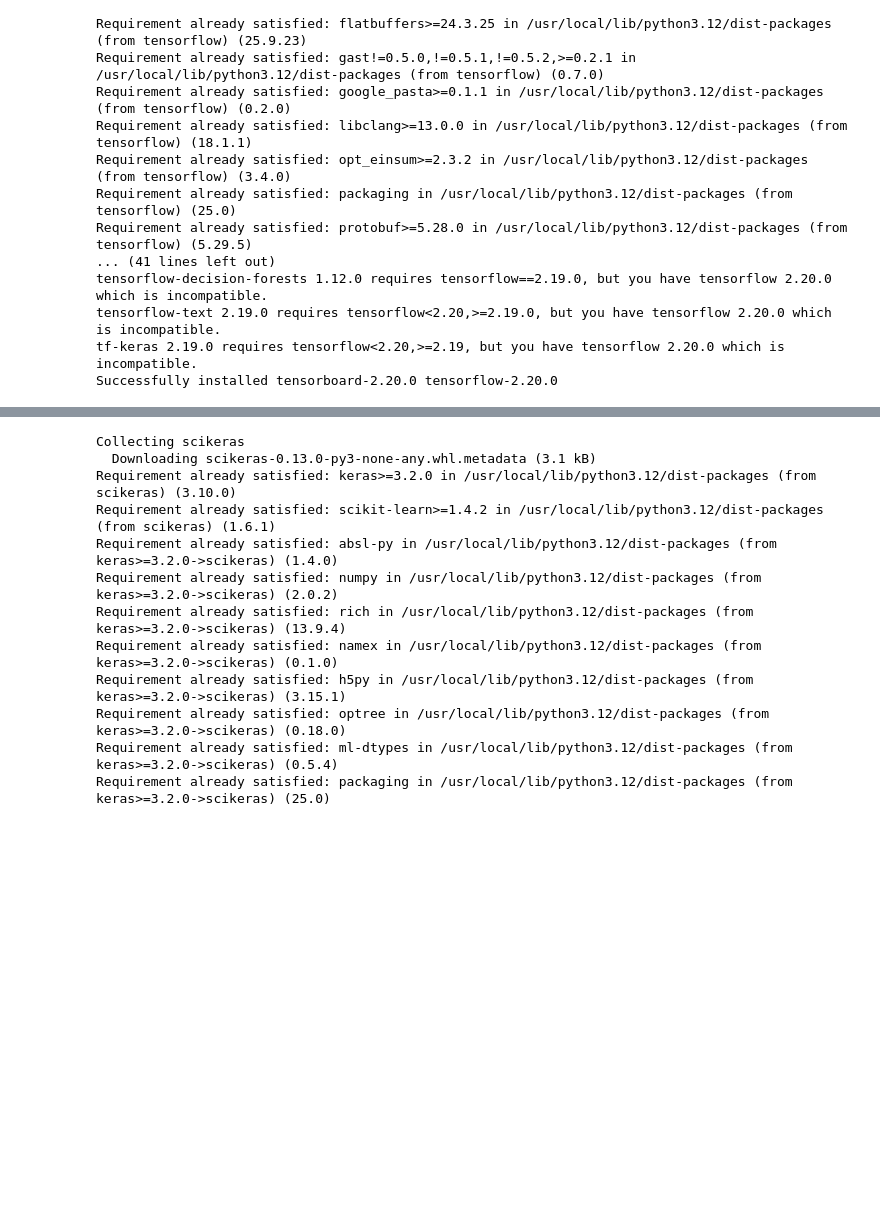
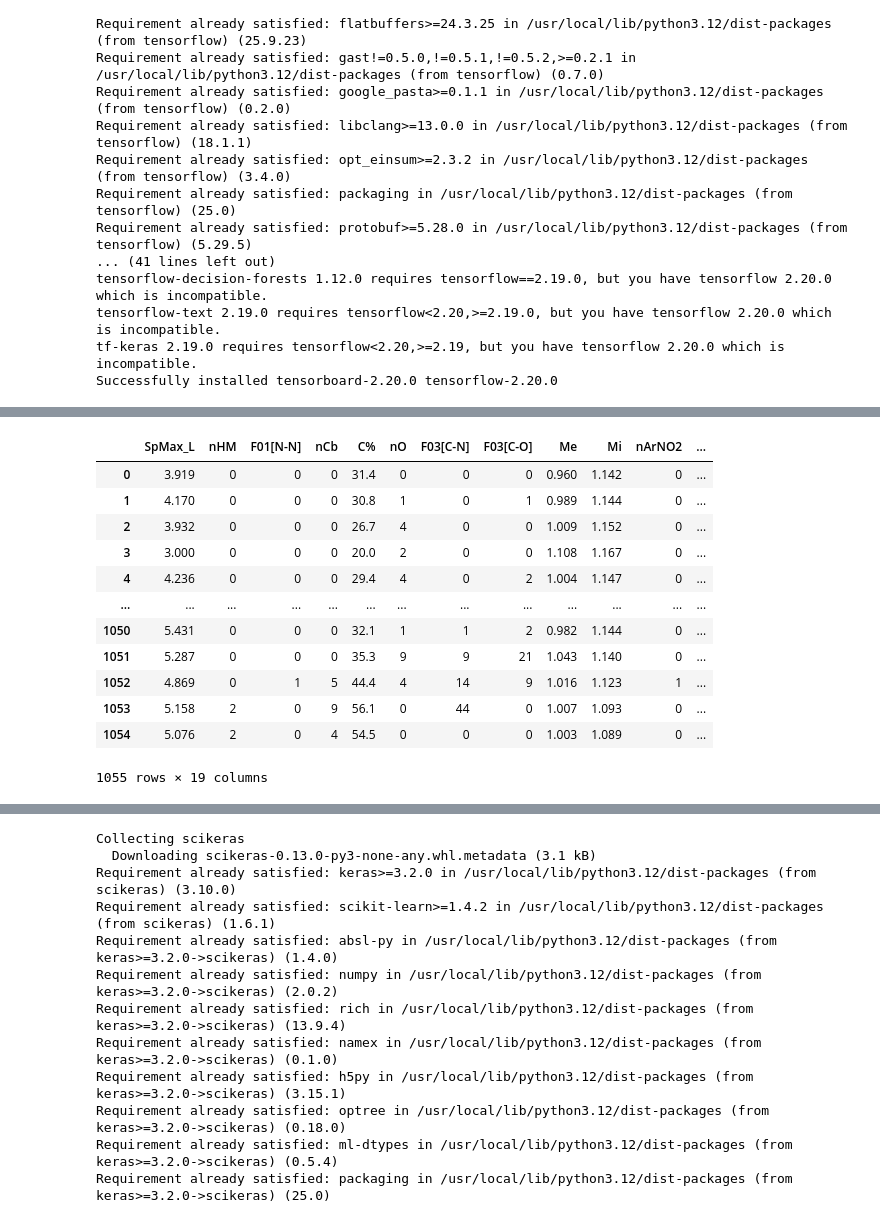
Before and after one commit to fehimecapar/Data-Science-For-Decision-Support, a Jupyter notebook: classification_nn.ipynb, the cells around one changed output, grey strips where cells are left out. Cells and saved outputs as stored; diff of their text form; code cells hidden in the pictures; blank space fills up the shorter version.

```diff
--- a/classification_nn.ipynb
+++ b/classification_nn.ipynb
@@ -71,3 +88,19 @@ X = df.drop(columns=['Class'])
+# %%
+X
+# %% [output]
+|  | SpMax_L | nHM | F01[N-N] | nCb | C% | nO | F03[C-N] | F03[C-O] | Me | Mi | nArNO2 | ... |
+| 0 | 3.919 | 0 | 0 | 0 | 31.4 | 0 | 0 | 0 | 0.960 | 1.142 | 0 | ... |
+| 1 | 4.170 | 0 | 0 | 0 | 30.8 | 1 | 0 | 1 | 0.989 | 1.144 | 0 | ... |
+| 2 | 3.932 | 0 | 0 | 0 | 26.7 | 4 | 0 | 0 | 1.009 | 1.152 | 0 | ... |
+| 3 | 3.000 | 0 | 0 | 0 | 20.0 | 2 | 0 | 0 | 1.108 | 1.167 | 0 | ... |
+| 4 | 4.236 | 0 | 0 | 0 | 29.4 | 4 | 0 | 2 | 1.004 | 1.147 | 0 | ... |
+| ... | ... | ... | ... | ... | ... | ... | ... | ... | ... | ... | ... | ... |
+| 1050 | 5.431 | 0 | 0 | 0 | 32.1 | 1 | 1 | 2 | 0.982 | 1.144 | 0 | ... |
+| 1051 | 5.287 | 0 | 0 | 0 | 35.3 | 9 | 9 | 21 | 1.043 | 1.140 | 0 | ... |
+| 1052 | 4.869 | 0 | 1 | 5 | 44.4 | 4 | 14 | 9 | 1.016 | 1.123 | 1 | ... |
+| 1053 | 5.158 | 2 | 0 | 9 | 56.1 | 0 | 44 | 0 | 1.007 | 1.093 | 0 | ... |
+| 1054 | 5.076 | 2 | 0 | 4 | 54.5 | 0 | 0 | 0 | 1.003 | 1.089 | 0 | ... |
+1055 rows × 19 columns
 # %%
 # Feature engineering
 count_cols = ['nHM', 'nO', 'nN', 'nArNO2', 'nCIR']
```
Also changed, not shown: parts of 56 cells of this notebook.
